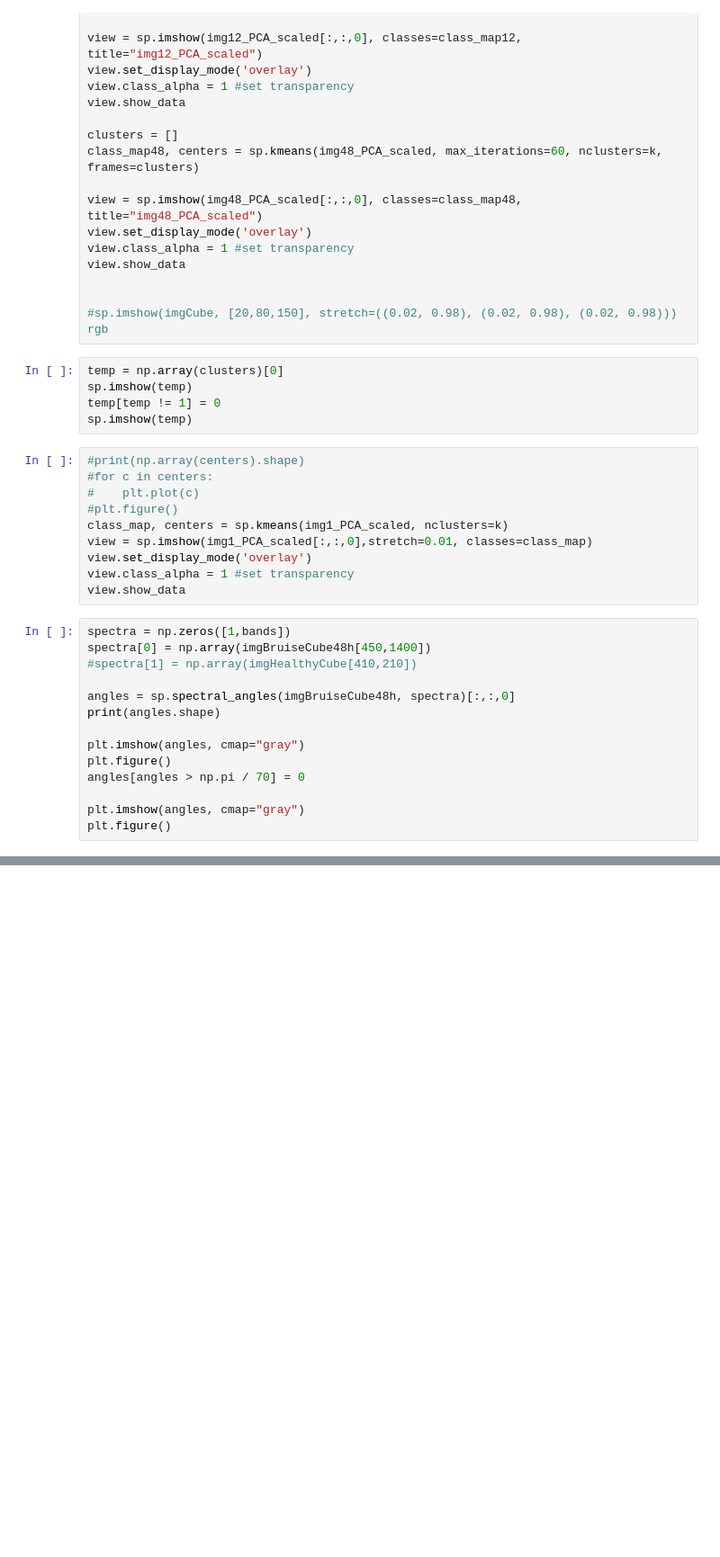
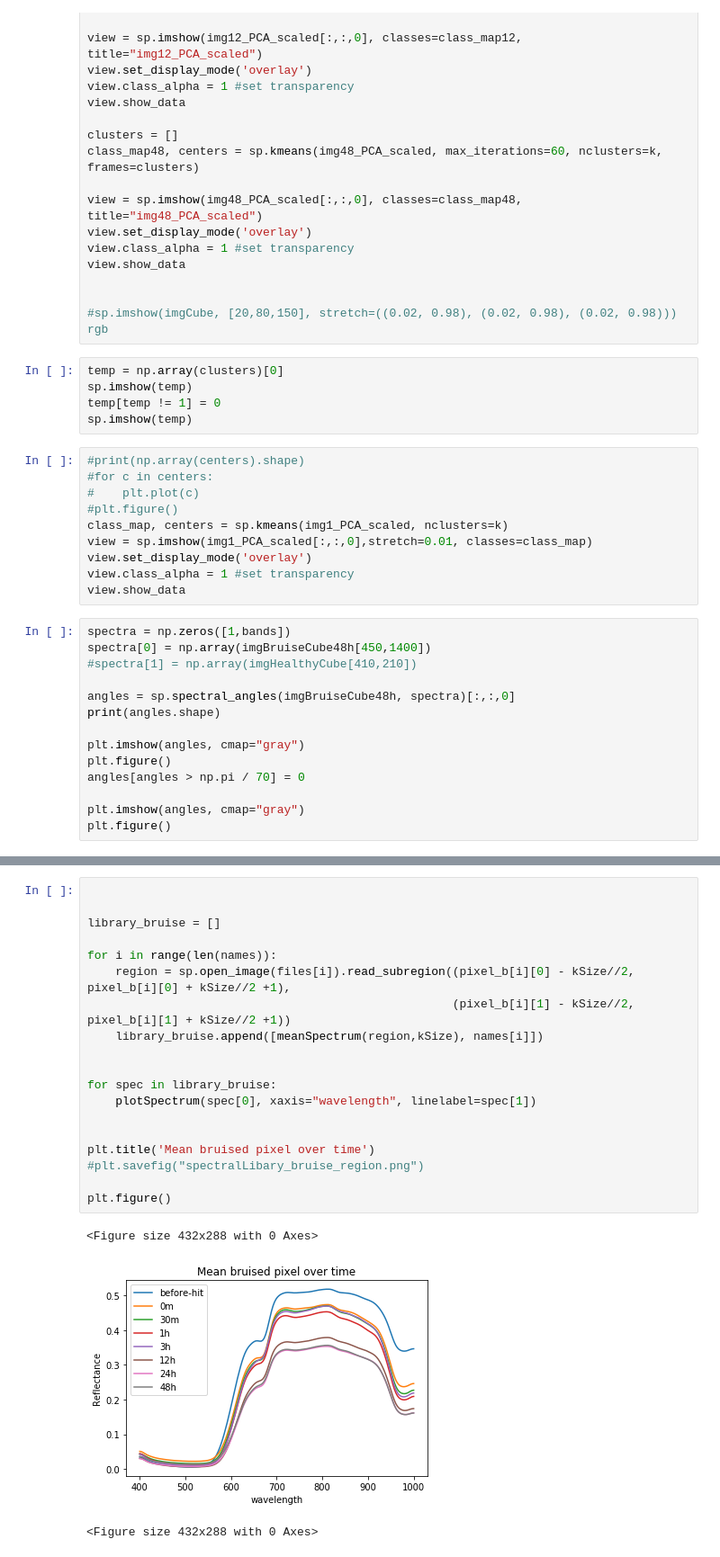
Before and after one commit to Kohmann/potato-classification, a Jupyter notebook: strawberry.ipynb, the cells around one changed output, grey strips where cells are left out. Shown at 90% size. Cells and saved outputs as stored; diff of their text form; blank space fills up the shorter version.

```diff
--- a/strawberry.ipynb
+++ b/strawberry.ipynb
@@ -151,0 +146,23 @@ plt.figure()
+# %%
+
+
+library_bruise = []
+
+for i in range(len(names)):
+    region = sp.open_image(files[i]).read_subregion((pixel_b[i][0] - kSize//2, pixel_b[i][0] + kSize//2 +1),
+                                                    (pixel_b[i][1] - kSize//2, pixel_b[i][1] + kSize//2 +1))
+    library_bruise.append([meanSpectrum(region,kSize), names[i]])
+
+
+for spec in library_bruise:
+    plotSpectrum(spec[0], xaxis="wavelength", linelabel=spec[1])
+
+
+plt.title('Mean bruised pixel over time')
+#plt.savefig("spectralLibary_bruise_region.png")
+
+plt.figure()
+# %% [output]
+<Figure size 432x288 with 0 Axes>
+[figure, added]
+<Figure size 432x288 with 0 Axes>
```
Also changed, not shown: parts of 4 cells of this notebook.
